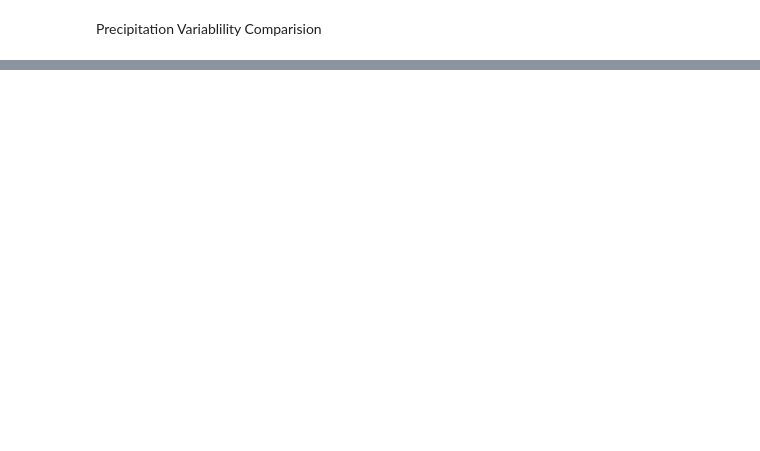
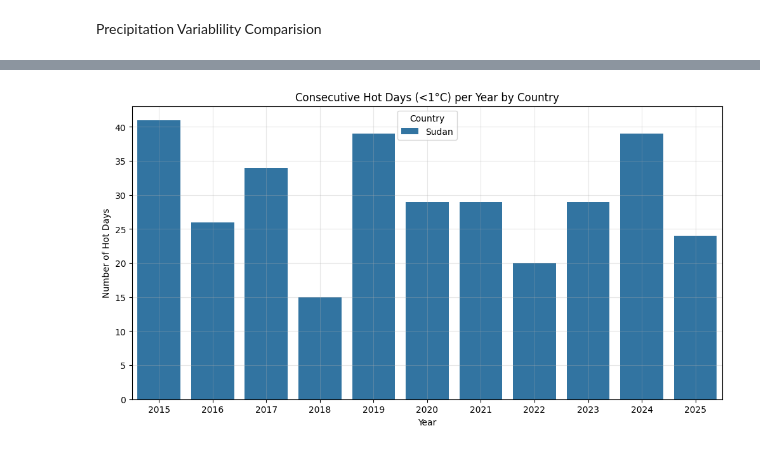
Before and after one commit to tibarekb/climate-challenge-week0, a Jupyter notebook: notebooks/compare_countries.ipynb, the cells around one changed output, grey strips where cells are left out. Saved outputs shown, nothing was run; the diff lists cells and outputs as text; code cells hidden in the pictures; blank space fills up the shorter version.

```diff
--- a/notebooks/compare_countries.ipynb
+++ b/notebooks/compare_countries.ipynb
@@ -113,0 +136,5 @@ df_all.groupby('country').count()
+# %%
+# tHE NUMBER OF DAYS PER YEAR WHERE MAXIMUM TEMP > 35
+hot_days = df[df['T2M'] > 35]
+hot_result = hot_days.groupby(['country', 'YEAR']).size().reset_index(name='hot_days')
+print(hot_result)
@@ -113,0 +195,18 @@ df_all.groupby('country').count()
+# %%
+plt.figure(figsize=(12,6))
+
+sns.barplot(
+    data=hot_result,
+    x='YEAR',
+    y='hot_days',
+    hue='country'
+)
+
+plt.title('Consecutive Hot Days (<1°C) per Year by Country')
+plt.ylabel('Number of Hot Days')
+plt.xlabel('Year')
+plt.legend(title='Country')
+plt.grid(True, alpha=0.3)
+plt.show()
+# %% [output]
+[figure, added]
```
Also changed, not shown: parts of 17 cells of this notebook.
